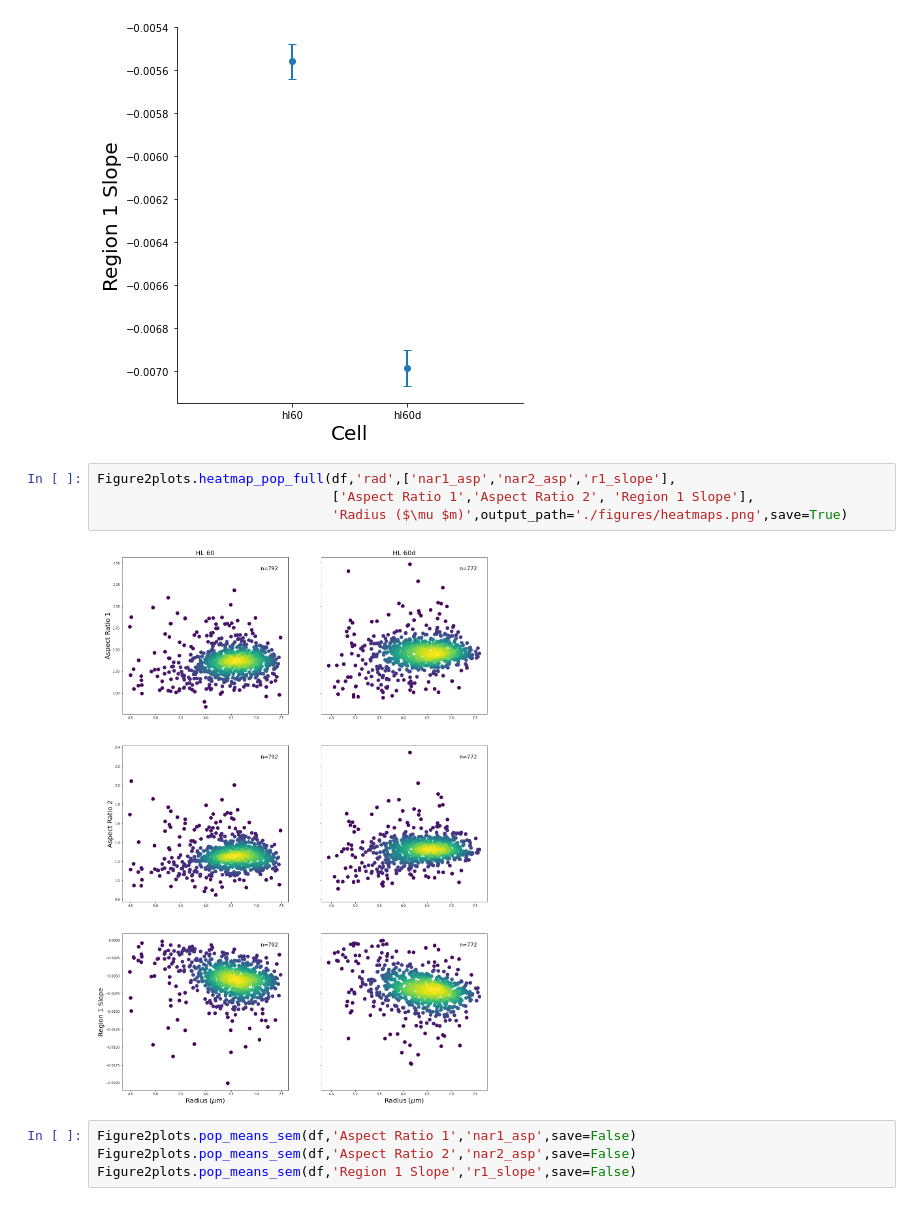
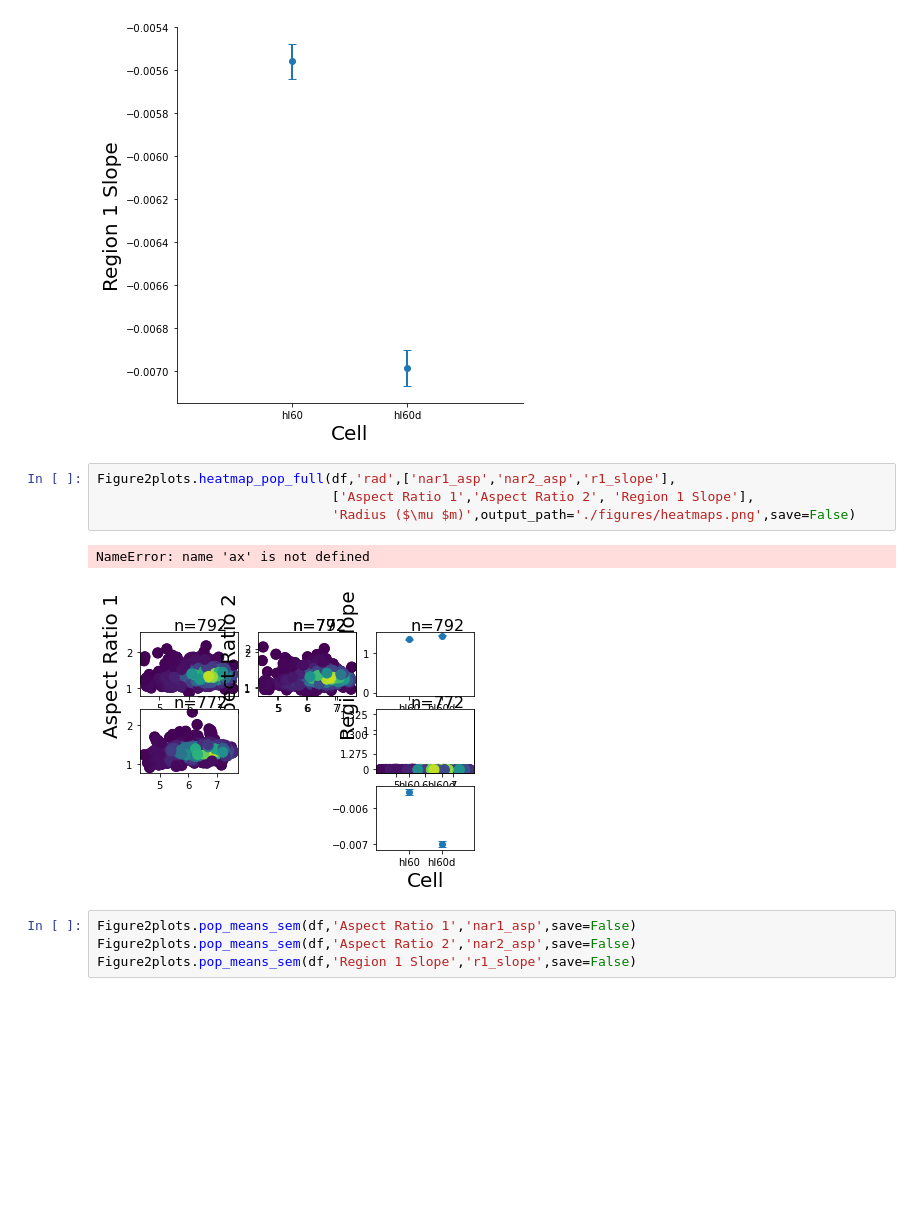
Before and after one commit to siwylab/time-series-dc, a Jupyter notebook: Figure 2.ipynb, the cells around one changed output. Drawn from its saved outputs; the diff is of its cells as text; blank space fills up the shorter version.

```diff
--- a/Figure 2.ipynb
+++ b/Figure 2.ipynb
@@ -71,9 +133,10 @@ Figure2plots.pop_means_sem(df,'Region 1 Slope','r1_slope',output_path = './figur
 # %%
 Figure2plots.heatmap_pop_full(df,'rad',['nar1_asp','nar2_asp','r1_slope'],
                               ['Aspect Ratio 1','Aspect Ratio 2', 'Region 1 Slope'],
-                              'Radius ($\mu $m)',output_path='./figures/heatmaps.png',save=True)
+                              'Radius ($\mu $m)',output_path='./figures/heatmaps.png',save=False)
 # %% [output]
+NameError: name 'ax' is not defined
-[figure, old version]
+[figure, new version]
 # %%
 Figure2plots.pop_means_sem(df,'Aspect Ratio 1','nar1_asp',save=False)
 Figure2plots.pop_means_sem(df,'Aspect Ratio 2','nar2_asp',save=False)
```
Also changed, not shown: parts of 11 cells of this notebook, 7 other files.
